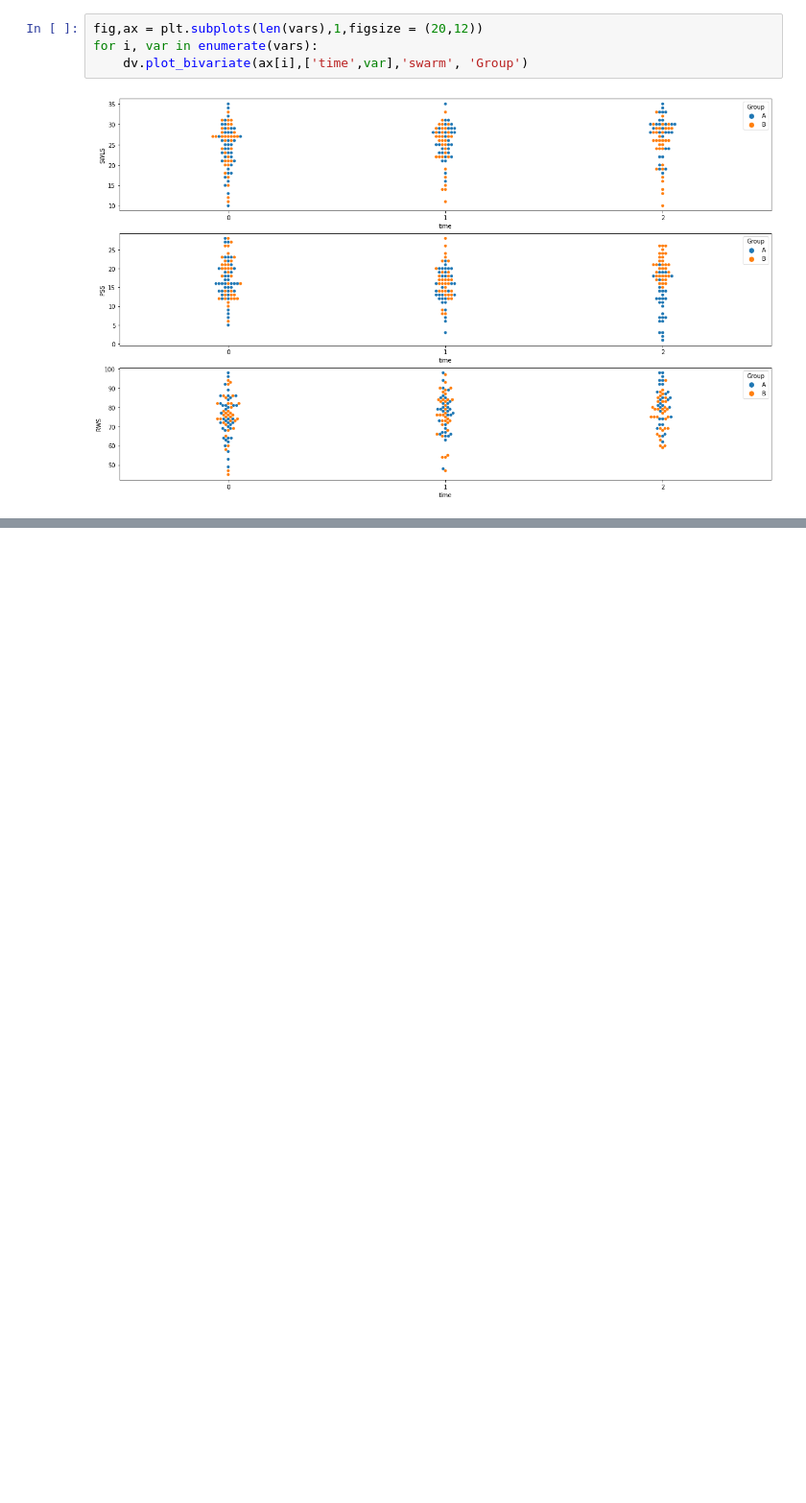
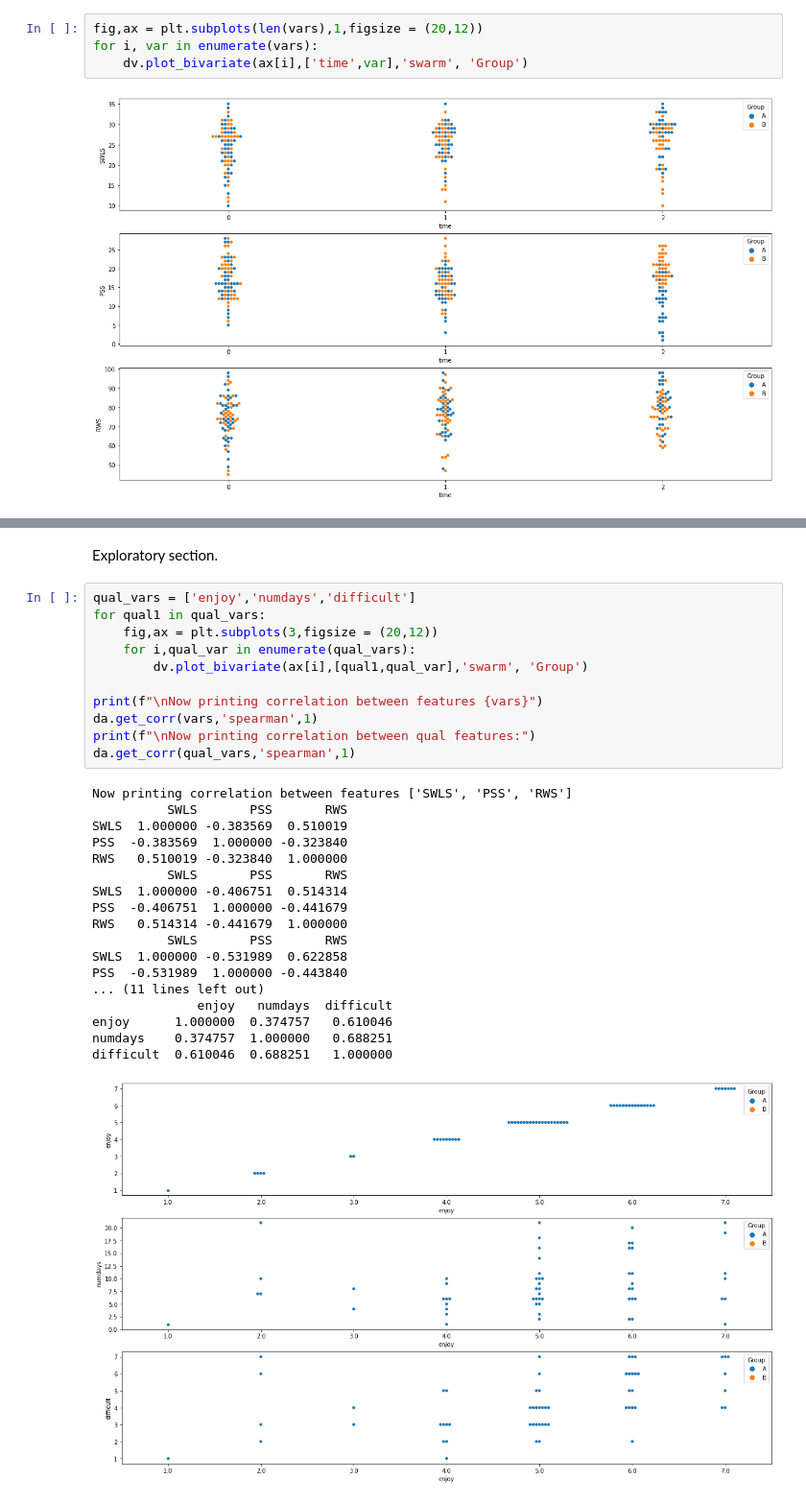
Before and after one commit to lucia-lux/interview_task_120122, a Jupyter notebook: it_12012022_analysis.ipynb, the cells around one changed output, grey strips where cells are left out. Shown at 96% size. Drawn from its saved outputs; the diff is of its cells as text; blank space fills up the shorter version.

```diff
--- a/it_12012022_analysis.ipynb
+++ b/it_12012022_analysis.ipynb
@@ -518,0 +676,32 @@ time Var                                                  14.147    1.375
+# %% [markdown]
+Exploratory section.
+# %%
+qual_vars = ['enjoy','numdays','difficult']
+for qual1 in qual_vars:
+    fig,ax = plt.subplots(3,figsize = (20,12))
+    for i,qual_var in enumerate(qual_vars):
+        dv.plot_bivariate(ax[i],[qual1,qual_var],'swarm', 'Group')
+
+print(f"\nNow printing correlation between features {vars}")
+da.get_corr(vars,'spearman',1)
+print(f"\nNow printing correlation between qual features:")
+da.get_corr(qual_vars,'spearman',1)
+# %% [output]
+Now printing correlation between features ['SWLS', 'PSS', 'RWS']
+          SWLS       PSS       RWS
+SWLS  1.000000 -0.383569  0.510019
+PSS  -0.383569  1.000000 -0.323840
+RWS   0.510019 -0.323840  1.000000
+          SWLS       PSS       RWS
+SWLS  1.000000 -0.406751  0.514314
+PSS  -0.406751  1.000000 -0.441679
+RWS   0.514314 -0.441679  1.000000
+          SWLS       PSS       RWS
+SWLS  1.000000 -0.531989  0.622858
+PSS  -0.531989  1.000000 -0.443840
+... (11 lines left out)
+              enjoy   numdays  difficult
+enjoy      1.000000  0.374757   0.610046
+numdays    0.374757  1.000000   0.688251
+difficult  0.610046  0.688251   1.000000
+[figure, added]
```
Also changed, not shown: parts of 12 cells of this notebook.
